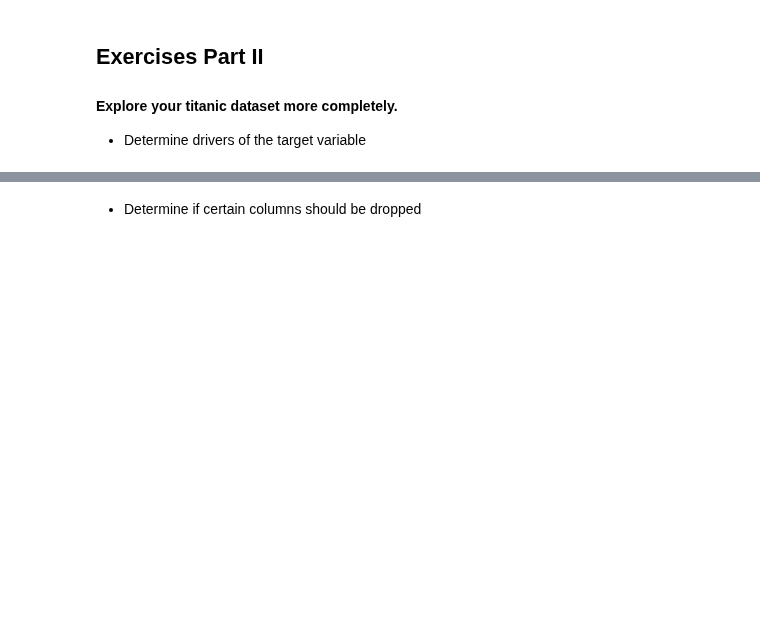
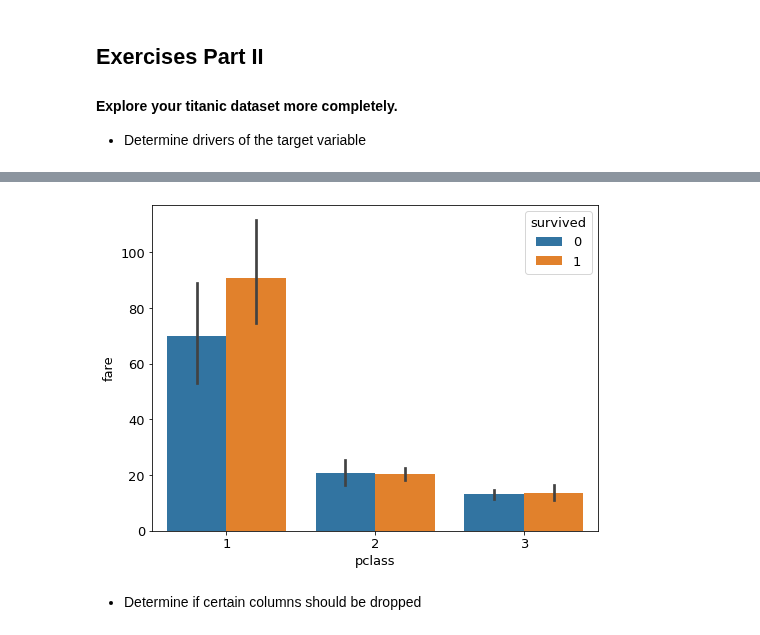
Before and after one commit to Daniel-Northcutt/classification_exercises, a Jupyter notebook: Classification_Exercises.ipynb, the cells around one changed output, grey strips where cells are left out. Cells and saved outputs as stored; diff of their text form; code cells hidden in the pictures; blank space fills up the shorter version.

```diff
--- a/Classification_Exercises.ipynb
+++ b/Classification_Exercises.ipynb
@@ -1217,2 +1029,6 @@ pd.melt()
+# %%
+sns.barplot(x='pclass', y='fare', data=train, hue='survived');
+# %% [output]
+[figure, added]
 # %% [markdown]
 - Determine if certain columns should be dropped
```
Also changed, not shown: parts of 50 cells of this notebook.
